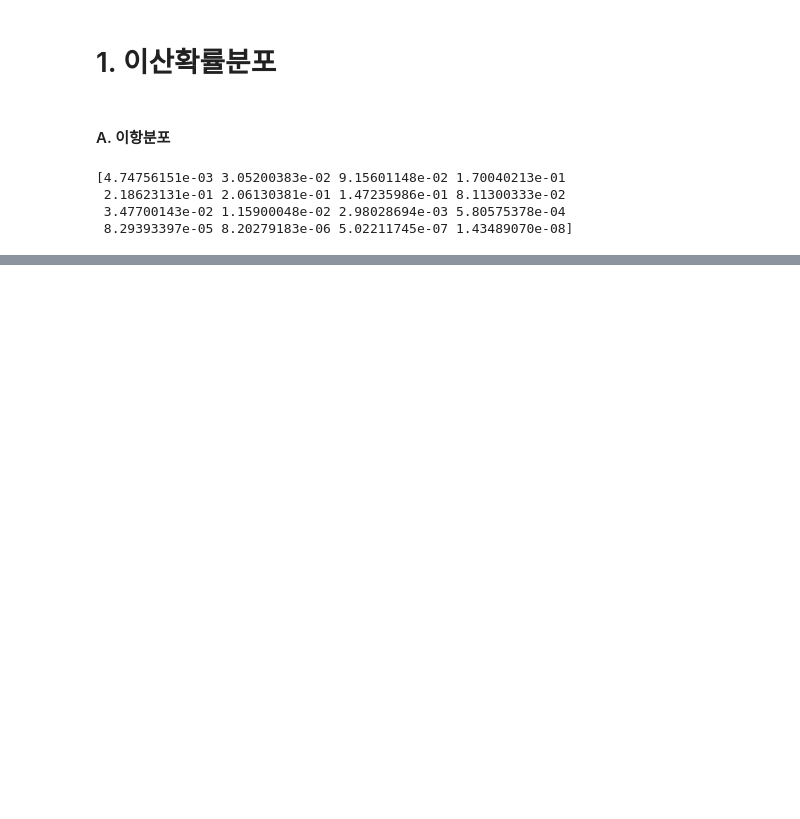
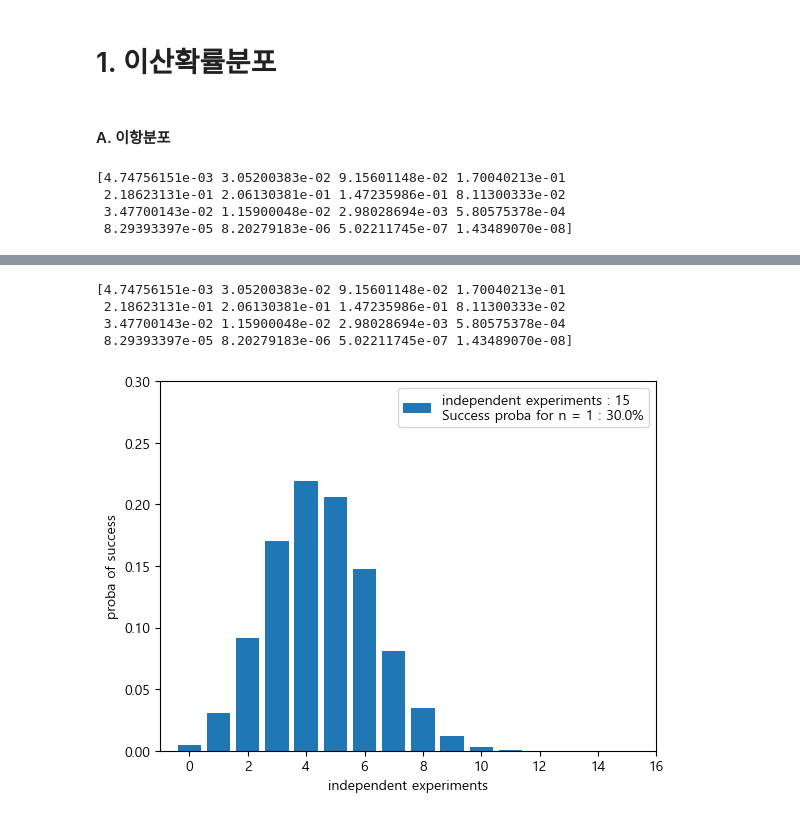
Before and after one commit to youngsang114/python-work, a Jupyter notebook: 공부공부/0416.ipynb, the cells around one changed output, grey strips where cells are left out. Drawn from its saved outputs; the diff is of its cells as text; code cells hidden in the pictures; blank space fills up the shorter version.

```diff
--- a/공부공부/0416.ipynb
+++ b/공부공부/0416.ipynb
@@ -9,3 +10,9 @@ from math import factorial
+# %%
+# 그래프에서 한글 깨짐 방지
+if platform.system() == "Darwin":          # MAC인 경우
+    plt.rc('font', family ="AppleGothic")
+else:
+    plt.rc('font',family='Malgun Gothic')
 # %%
 # Probability density of the binomial distribution
 # P만큼의 성공확률을 갖는 n 회 시행에 대해서 k회가 성공할 확률을 도출함
@@ -42,0 +52,38 @@ plt.show()
+# %%
+# Probability density of the binomial distribution
+# P만큼의 성공확률을 갖는 n 회 시행에 대해서 k회가 성공할 확률을 도출함
+
+# binomial distributin의 확률
+def bin_dist(k, n, p):
+    # 필요한 라이브러리 호출
+    from math import factorial
+
+    nck = factorial(n) / (factorial(k) * factorial(n - k))
+    proba_df = nck * pow(p, k) * pow(1-p, n-k)
+    return proba_df
+
+def binomial_df(k,n,p):
+    # 필요한 라이브러리 호출 (팩토리얼 계산을 위해 math의 factorial 매서드를 호출함)
+    import numpy as np
+    import matplotlib.pyplot as plt
+
+    x = np.arange(k)
+    proba_df1 = np.array([bin_dist(k, n, p) for k in range(k)])
+    print(proba_df1)
+
+    # 표를 그리는 코드
+    plt.ylim(0, p)
+    plt.xlim(-1, k)
+    plt.bar(x, proba_df1, label = f'independent experiments : {n}\nSuccess proba for n = 1 : {p * 100}%')
+    plt.xlabel('independent experiments')
+    plt.ylabel('proba of success')
+    plt.legend()
+    plt.show()
+# %%
+binomial_df(16,15,0.3)
+# %% [output]
+[4.74756151e-03 3.05200383e-02 9.15601148e-02 1.70040213e-01
+ 2.18623131e-01 2.06130381e-01 1.47235986e-01 8.11300333e-02
+ 3.47700143e-02 1.15900048e-02 2.98028694e-03 5.80575378e-04
+ 8.29393397e-05 8.20279183e-06 5.02211745e-07 1.43489070e-08]
+[figure, added]
```
Also changed, not shown: parts of 6 cells of this notebook, 5 other files.
